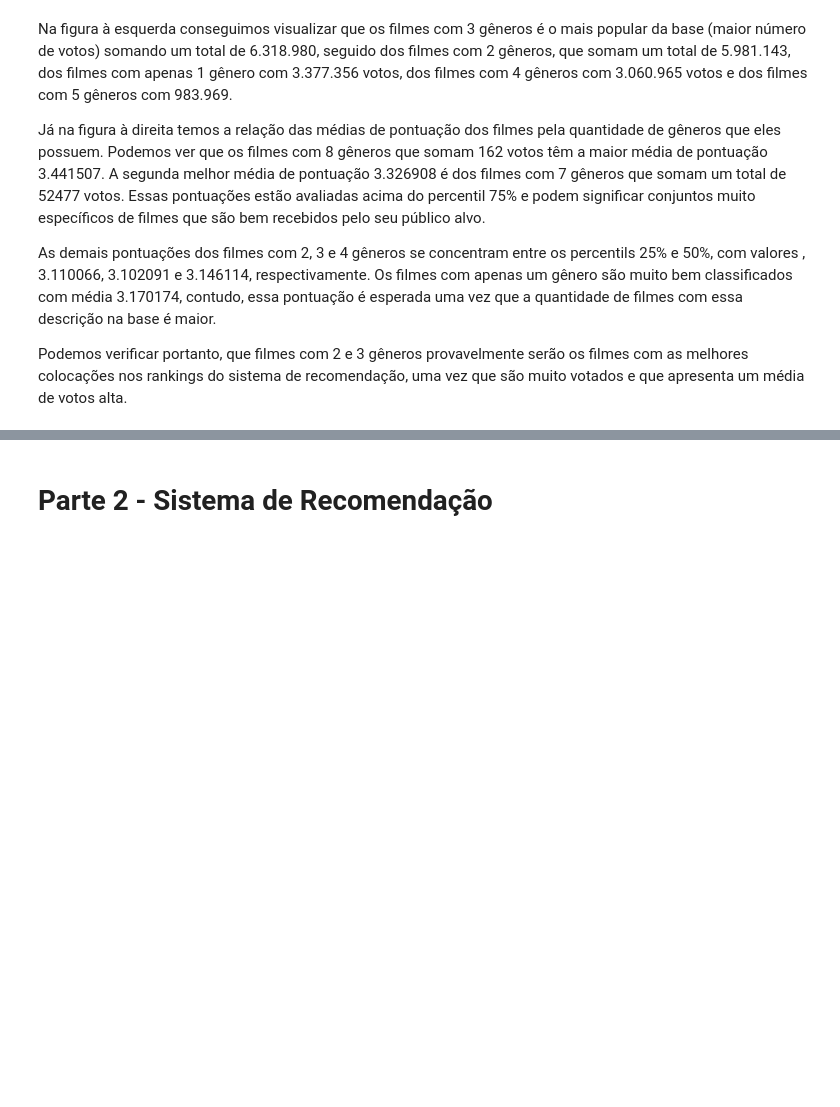
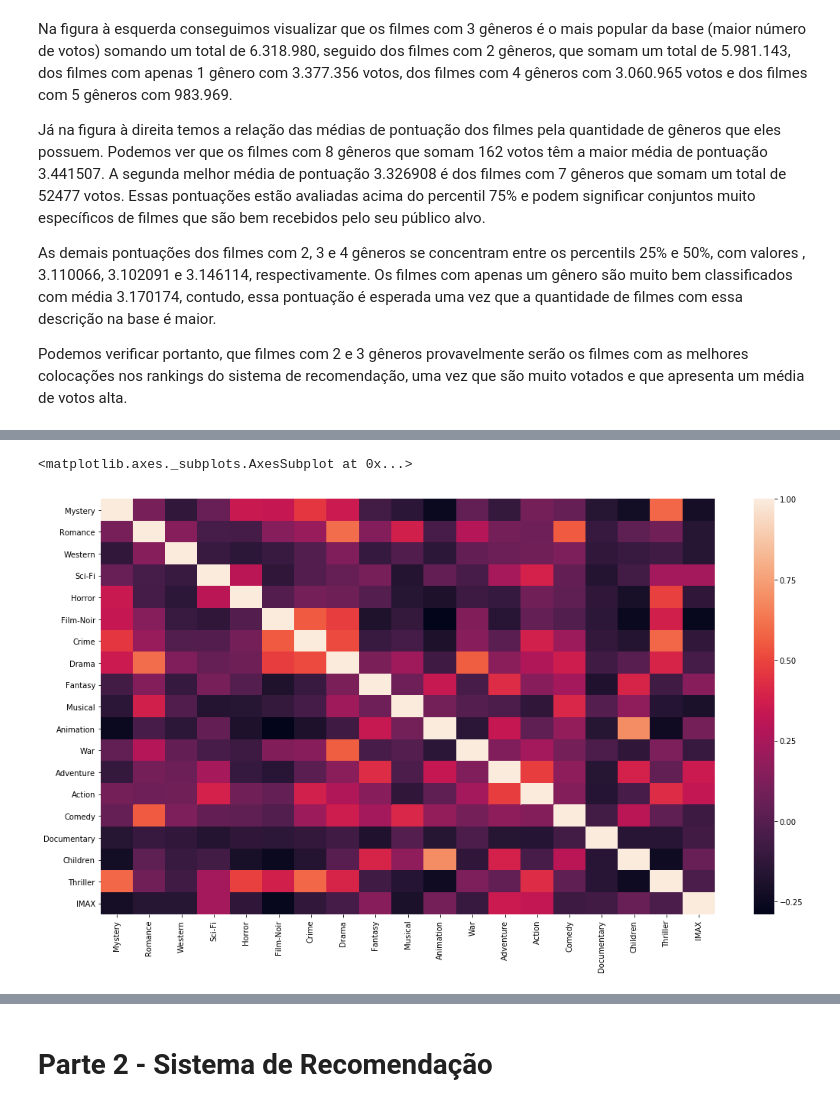
Before and after one commit to SamaraAlves/ProjetoElo7, a Jupyter notebook: Projeto ELO7.ipynb, the cells around one changed output, grey strips where cells are left out. Drawn from its saved outputs; the diff is of its cells as text; code cells hidden in the pictures; blank space fills up the shorter version.

```diff
--- a/Projeto ELO7.ipynb
+++ b/Projeto ELO7.ipynb
@@ -548,4 +546,0 @@ seaborn.despine(fig)
-# %%
-genre = 'Comedy'
-tabel_action = tabel_agg_x(tabel_agg_geners, genre)
-display(tabel_action)
@@ -573,5 +546,0 @@ display(tabel_action)
-# %%
-genre = 'Action'
-
-tabel_action = tabel_agg_x(tabel_agg_geners, genre)
-display(tabel_action)
@@ -593,0 +547,18 @@ display(tabel_agg_geners.head())
+# %%
+def tabel_agg_row(tabel, genre):
+    new_df = tabel_agg_genre(tabel, genre)
+    new_df.index.names = ['Genre']
+    new_df.drop(new_df.index[[0]], inplace=True)
+    new_df.rename(index={1:genre}, inplace=True)
+
+    return new_df
+# %%
+# Tabela relação entre os gêneros dos filmes
+column_list =['Mystery', 'Romance', 'Western', 'Sci-Fi', 'Horror', 'Film-Noir', 'Crime', 'Drama', 'Fantasy', 'Musical',
+                     'Animation', 'War',  'Adventure', 'Action', 'Comedy', 'Documentary','Children', 'Thriller', 'IMAX']
+
+genre = []
+for i in range(len(column_list)):
+    genre.append(column_list[i])
+
+print (genre)
@@ -593,0 +626,10 @@ display(tabel_agg_geners.head())
+# %%
+# Matriz de correlação
+corr = tabel_1.corr()
+fig = plt.figure(figsize = (18,10))
+sns.heatmap(corr,
+        xticklabels=corr.columns,
+        yticklabels=corr.columns)
+# %% [output]
+<matplotlib.axes._subplots.AxesSubplot at 0x...>
+[figure, added]
```
Also changed, not shown: parts of 23 cells of this notebook.
